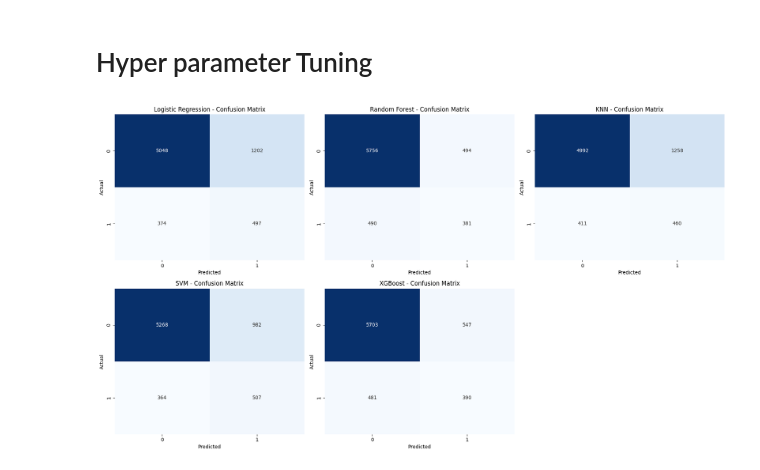
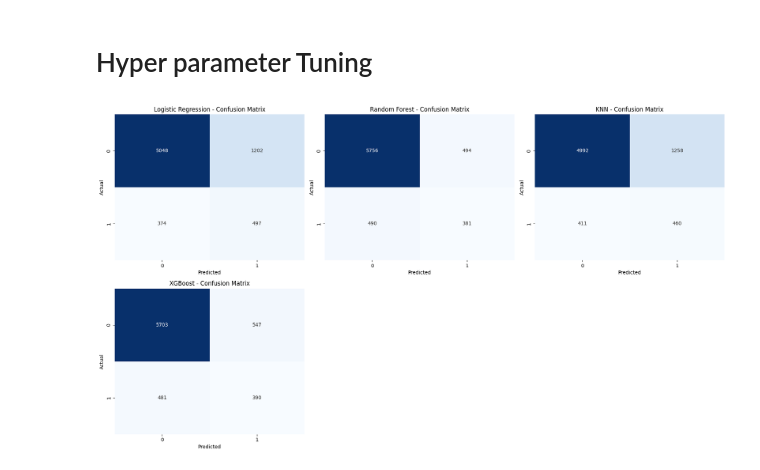
Before and after one commit to CodeWithMilind/Data-Science---Github, a Jupyter notebook: Internship/PRCP-1000-Portuges Bank/Data/merged_output.ipynb, the cells around one changed output. Cells and saved outputs as stored; diff of their text form; code cells hidden in the pictures.

```diff
--- a/Internship/PRCP-1000-Portuges Bank/Data/merged_output.ipynb
+++ b/Internship/PRCP-1000-Portuges Bank/Data/merged_output.ipynb
@@ -1018,7 +1024,7 @@ grid = GridSearchCV(SVC(),param_grid, refit=True, verbose=2,cv=5)
 # %%
-import matplotlib.pyplot as plt
-import seaborn as sns
 from sklearn.metrics import confusion_matrix as cfm
+
+# confusion matrix of all the models
 
 def plot_confusion_matrices(y_test, predictions_dict):
     """
@@ -1032,32 +1038,32 @@ def plot_confusion_matrices(y_test, predictions_dict):
             Example: {'Logistic Regression': y_pred_log, 'SVM': y_pred_svm, ...}
     """
 
     n_models = len(predictions_dict)
     n_cols = 3
     n_rows = (n_models + n_cols - 1) // n_cols   # auto adjust rows
 
     plt.figure(figsize=(18, 5 * n_rows))
 
     for i, (model_name, y_pred) in enumerate(predictions_dict.items(), 1):
         plt.subplot(n_rows, n_cols, i)
         cm = cfm(y_test, y_pred)
         sns.heatmap(cm, annot=True, cmap='Blues', fmt='d', cbar=False)
         plt.title(f"{model_name} - Confusion Matrix")
         plt.xlabel("Predicted")
         plt.ylabel("Actual")
 
     plt.tight_layout()
     plt.show()
 
 
 predictions = {
     'Logistic Regression': y_pred_log,
     'Random Forest': y_pred_rf,
     'KNN': y_pred_knn,
-    'SVM': y_pred_svm,
+    # 'SVM': y_pred_svm,
     'XGBoost': y_pred_xg
 }
 
 plot_confusion_matrices(y_test, predictions)
 # %% [output]
-[figure, old version]
+[figure, new version]
```
Also changed, not shown: parts of 35 cells of this notebook, 4 other files.
